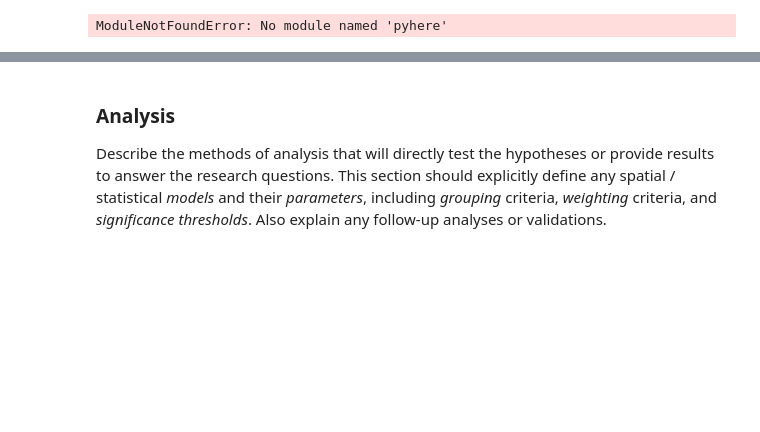
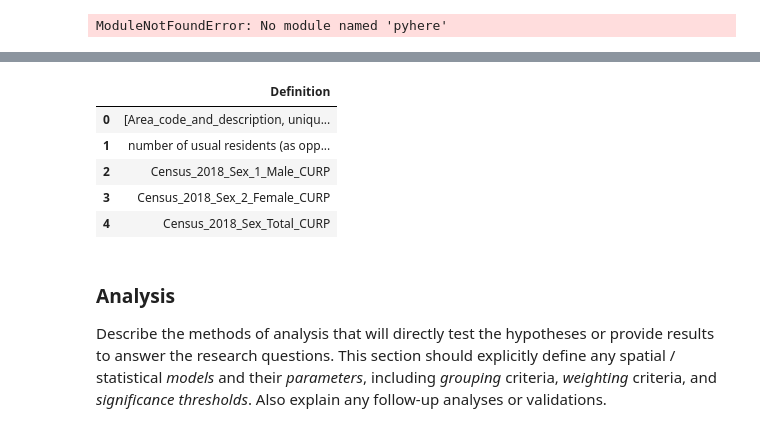
Before and after one commit to gsokolow/Flooding-and-Healthcare-2024, a Jupyter notebook: procedure/code/01-Jupyter_notebook.ipynb, the cells around one changed output, grey strips where cells are left out. Saved outputs shown, nothing was run; the diff lists cells and outputs as text; code cells hidden in the pictures; blank space fills up the shorter version.

```diff
--- a/procedure/code/01-Jupyter_notebook.ipynb
+++ b/procedure/code/01-Jupyter_notebook.ipynb
@@ -163,2 +232,37 @@ metadict = {'data type': sa1.dtypes, 'minimum': sa1.min(0), 'maximum': sa1.max(0
+# %%
+# define each variable.
+# this is an unusual step, but saves time because all of the information about each column in the dataset will appear below.
+sa1_defs = {
+    'Definition' :[
+        'unique identifier for statistical area 1s',
+        'number of usual residents (as opposed to population at the moment of census collection) in a given statistical area 1 in 2018', #total pop
+        'number of usual male residents in 2018',
+        'number of usual female residents in 2018',
+        'total number of usual residents for which data on sex was collected', #sex
+        'median age of usual residents in 2018',
+        'number of usual residents under 15 years old in 2018',
+        'number of usual residents aged 15-29 in 2018',
+        'number of usual residents aged 30-64 in 2018',
+        'number of usual residents aged 65 and older in 2018',
+        'total number of usual residents placed in the 4 listed age groups in 2018', #age
+        'total number of usual residents who self-identify as ethnically European (note that respondents may choose more than one ethnicity)',
+        'total number of usual residents who self-identify ethnically as Pacific Peoples (note that respondents may choose more than one ethnicity)',
+        'total number of usual residents who self-identify ethnically as Maori (note that respondents may choose more than one ethnicity)',
+        'total number of usual residents who self-identify ethnically as Asian (note that respondents may choose more than one ethnicity)',
+        'total number of usual residents who self-identify ethnically as Middle Eastern, Latin American, or African (note that respondents may choose more than one ethnicity)',
+        'total number of usual residents who self-identify with another ethnicity not listed (note that respondents may choose more than one ethnicity)',
+        'total number of usual residents who self-intentify ethnically as a New Zealander under ethnicities not listed (note that respondents may choose more than one ethnicity)',
+        'total number of usual residents who self-identify ethnically with another ethnicity not listed under ethnicities not listed (note that respondents may choose more than one ethnicity. Note that this definition is interpered based on limited available information)',
+        'total number of usual residents who self-identify ethnically with one or more of the listed groups',
+        "total number of usual residents who responded 'Don't Know' or who's answer was refused, repeated, outside the scope, not stated, or unidentifiable to questions of ethnicity.",
+        "total number of usual residents who self-identify ethnically with one or more of the listed groups or who responded 'Don't Know' or who's answer was refused, repeated, outside the scope, not stated, or unidentifiable to questions of ethnicity.", #ethnicity,
+        'total number of usual residents who self-identify as being of Maori descent in 2018',
+        'total number of usual residents who self-identify as not being of Maori descent in 2018',
+        'total number of usual residents who self-identify as not knowing if they are of Maori descent in 2018',
+        'total number of usual residents who self-identify as being of Maori descent, not of Maori descent, or not knowing if they are of Maori descent in 2018',
+        'total number of usual residents who's response to questions about being of Maori descent were not stated or unidentifiable in 2018',
+        'total number of usual residents who self ]
+                                          }
+sa1_defs = pd.DataFrame(sa1_defs)
 # %%
 #let's make a big table to display all the metadata
@@ -226,3 +284,12 @@ dtype: float64
+# %%
+sa1_defs.head()
+# %% [output]
+|  | Definition |
+| 0 | [Area_code_and_description, uniqu... |
+| 1 | number of usual residents (as opp... |
+| 2 | Census_2018_Sex_1_Male_CURP |
+| 3 | Census_2018_Sex_2_Female_CURP |
+| 4 | Census_2018_Sex_Total_CURP |
 # %% [markdown]
 ### Analysis
 
```
Also changed, not shown: parts of 14 cells of this notebook, 1 other file.
